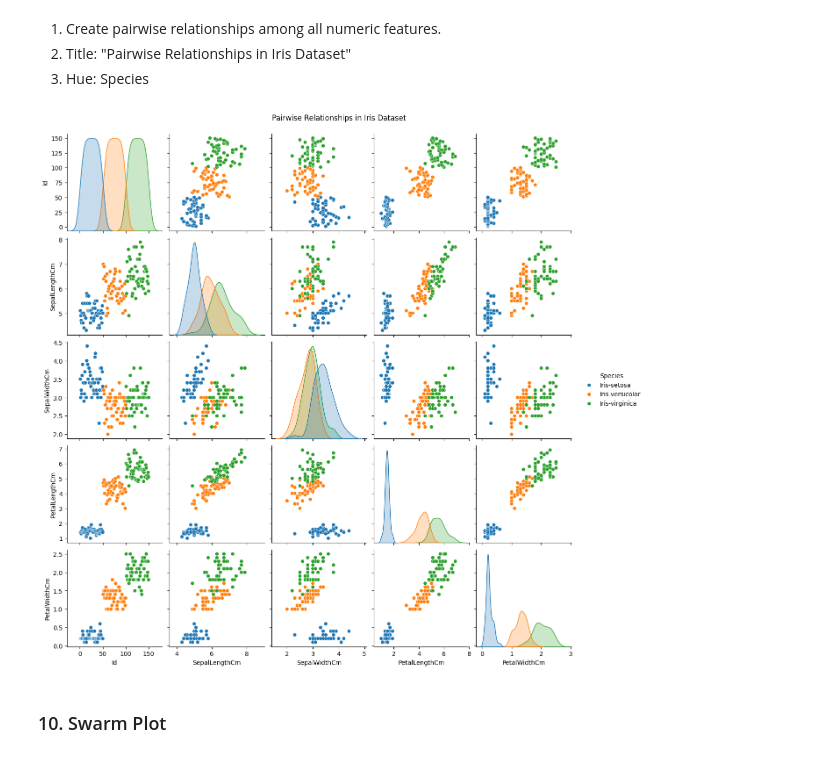
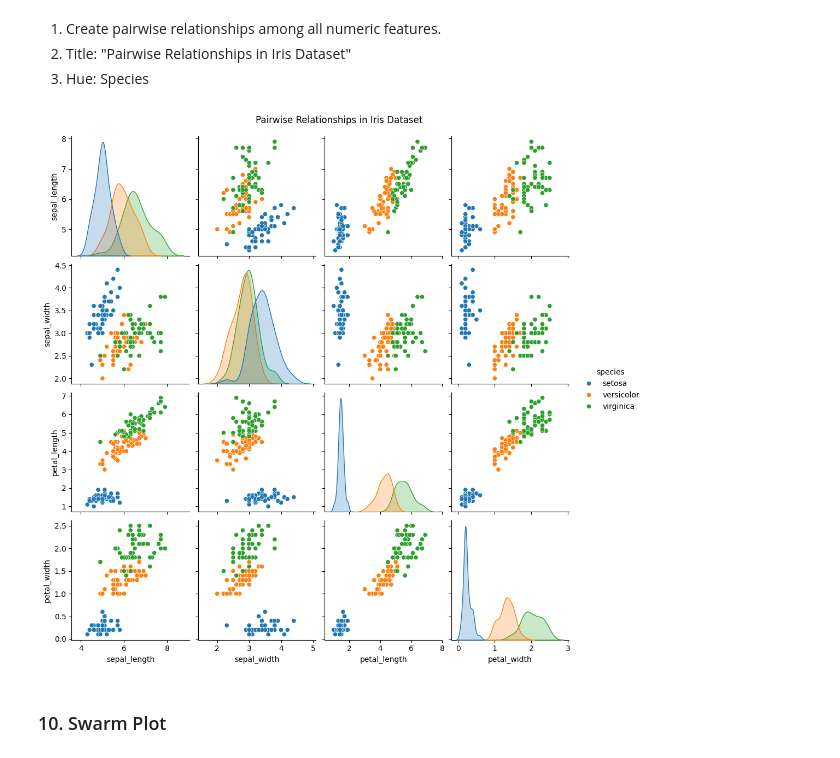
Before and after one commit to Swar028363/jupyter-notebooks, a Jupyter notebook: college/data_viz/Lab5.ipynb, the cells around one changed output. Cells and saved outputs as stored; diff of their text form; code cells hidden in the pictures.

```diff
--- a/college/data_viz/Lab5.ipynb
+++ b/college/data_viz/Lab5.ipynb
@@ -186,6 +157,6 @@ plt.show()
 # %% [markdown]
 ## Dataset 3: IRIS Dataset
 # %%
-df_i = pd.read_csv("datasets/Iris.csv")
+df_i = sns.load_dataset("iris")
 df_i.head()
 # %% [output]
@@ -202,16 +173,12 @@ df_i.head()
 2. Title: "Pairwise Relationships in Iris Dataset"
 3. Hue: Species
 # %%
-g = sns.pairplot(
-    df_i,
-    hue="Species"
-)
-
+g = sns.pairplot(df_i, hue="species")
 g.fig.suptitle("Pairwise Relationships in Iris Dataset", y=1.02)
 plt.savefig("plots/lab5/pairplot.png")
 plt.show()
 # %% [output]
-[figure, old version]
+[figure, new version]
 # %% [markdown]
 ### 10. Swarm Plot
 # %% [markdown]
```
Also changed, not shown: parts of 13 cells of this notebook.
